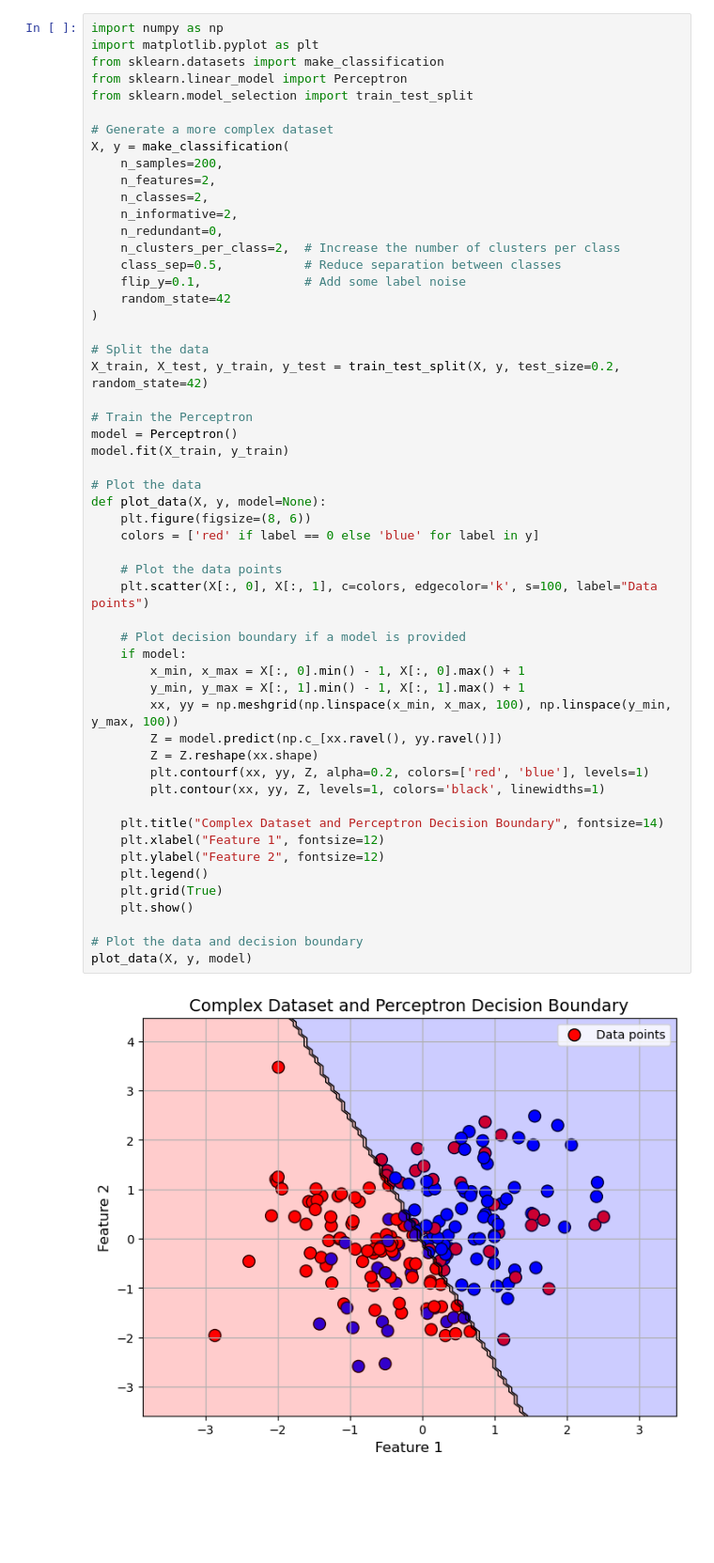
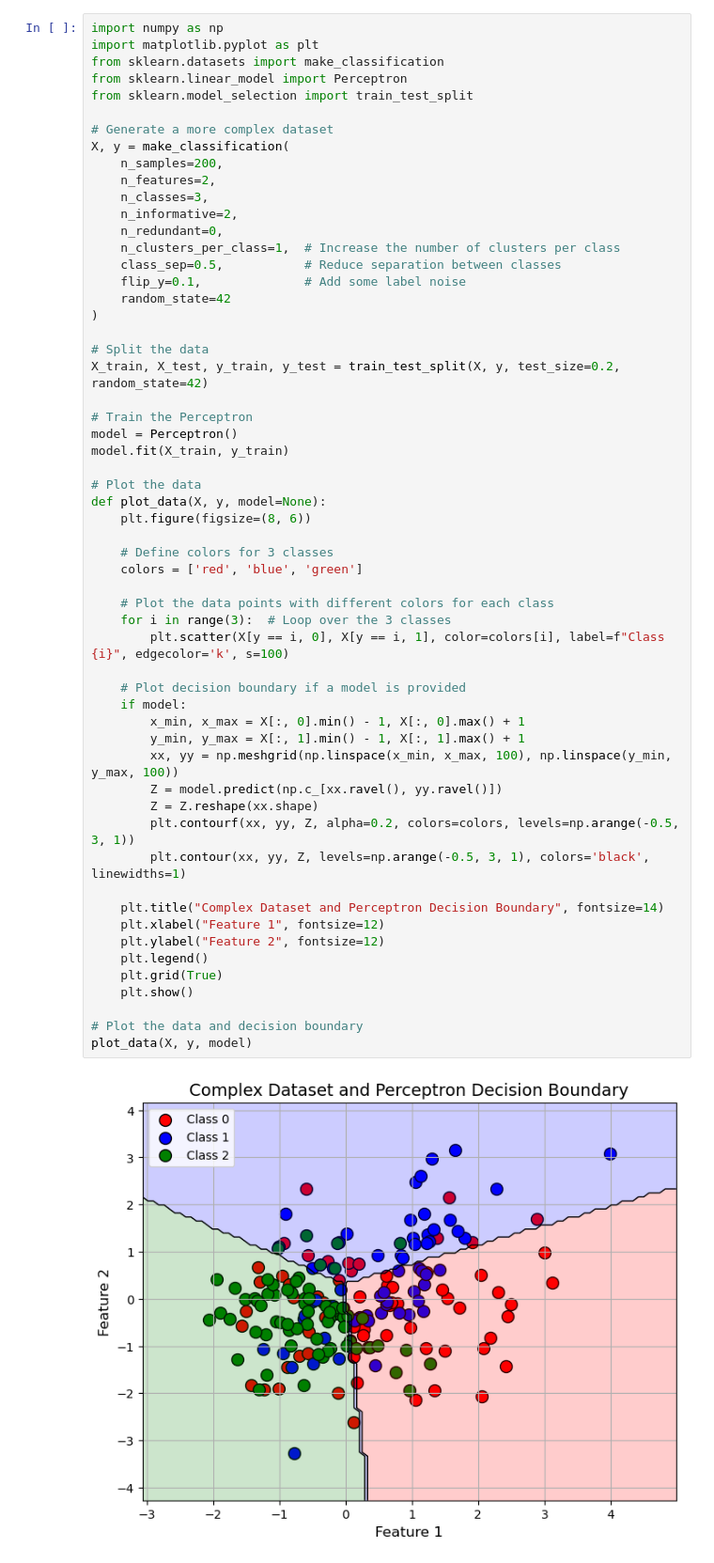
Before and after one commit to holleyj/AiModelTest, a Jupyter notebook: Perceptron.ipynb, the cells around one changed output. Shown at 94% size. Drawn from its saved outputs; the diff is of its cells as text; blank space fills up the shorter version.

Commit message:
feat(perceptron): set number of cluster classes to 3

```diff
--- a/Perceptron.ipynb
+++ b/Perceptron.ipynb
@@ -9,10 +9,10 @@ from sklearn.model_selection import train_test_split
 X, y = make_classification(
     n_samples=200,
     n_features=2,
-    n_classes=2,
+    n_classes=3,
     n_informative=2,
     n_redundant=0,
-    n_clusters_per_class=2,  # Increase the number of clusters per class
+    n_clusters_per_class=1,  # Increase the number of clusters per class
     class_sep=0.5,           # Reduce separation between classes
     flip_y=0.1,              # Add some label noise
     random_state=42
@@ -21,36 +21,39 @@ X, y = make_classification(
 # Split the data
 X_train, X_test, y_train, y_test = train_test_split(X, y, test_size=0.2, random_state=42)
 
 # Train the Perceptron
 model = Perceptron()
 model.fit(X_train, y_train)
 
 # Plot the data
 def plot_data(X, y, model=None):
     plt.figure(figsize=(8, 6))
-    colors = ['red' if label == 0 else 'blue' for label in y]
 
-    # Plot the data points
-    plt.scatter(X[:, 0], X[:, 1], c=colors, edgecolor='k', s=100, label="Data points")
+    # Define colors for 3 classes
+    colors = ['red', 'blue', 'green']
+
+    # Plot the data points with different colors for each class
+    for i in range(3):  # Loop over the 3 classes
+        plt.scatter(X[y == i, 0], X[y == i, 1], color=colors[i], label=f"Class {i}", edgecolor='k', s=100)
 
     # Plot decision boundary if a model is provided
     if model:
         x_min, x_max = X[:, 0].min() - 1, X[:, 0].max() + 1
         y_min, y_max = X[:, 1].min() - 1, X[:, 1].max() + 1
         xx, yy = np.meshgrid(np.linspace(x_min, x_max, 100), np.linspace(y_min, y_max, 100))
         Z = model.predict(np.c_[xx.ravel(), yy.ravel()])
         Z = Z.reshape(xx.shape)
-        plt.contourf(xx, yy, Z, alpha=0.2, colors=['red', 'blue'], levels=1)
-        plt.contour(xx, yy, Z, levels=1, colors='black', linewidths=1)
+        plt.contourf(xx, yy, Z, alpha=0.2, colors=colors, levels=np.arange(-0.5, 3, 1))
+        plt.contour(xx, yy, Z, levels=np.arange(-0.5, 3, 1), colors='black', linewidths=1)
 
     plt.title("Complex Dataset and Perceptron Decision Boundary", fontsize=14)
     plt.xlabel("Feature 1", fontsize=12)
     plt.ylabel("Feature 2", fontsize=12)
     plt.legend()
     plt.grid(True)
     plt.show()
 
 # Plot the data and decision boundary
 plot_data(X, y, model)
 # %% [output]
-[figure, old version]
+[figure, new version]
```
